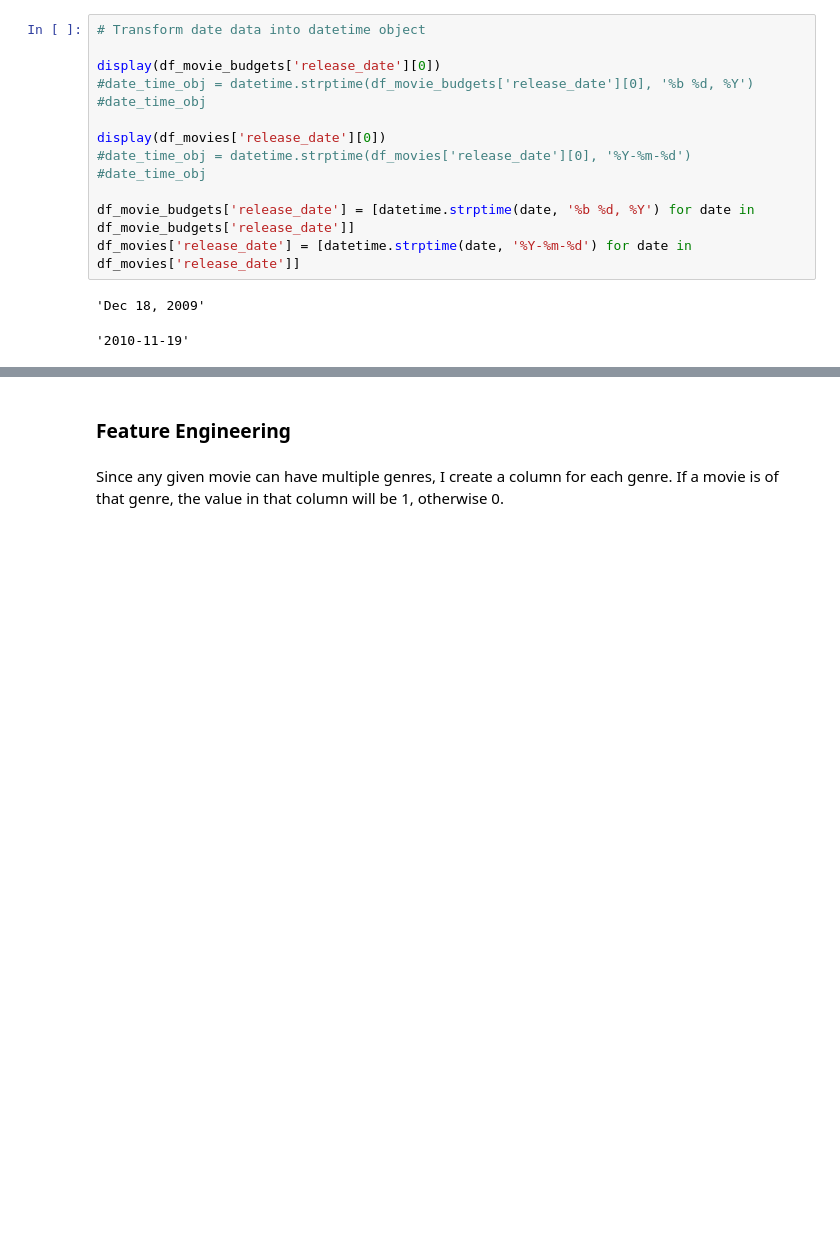
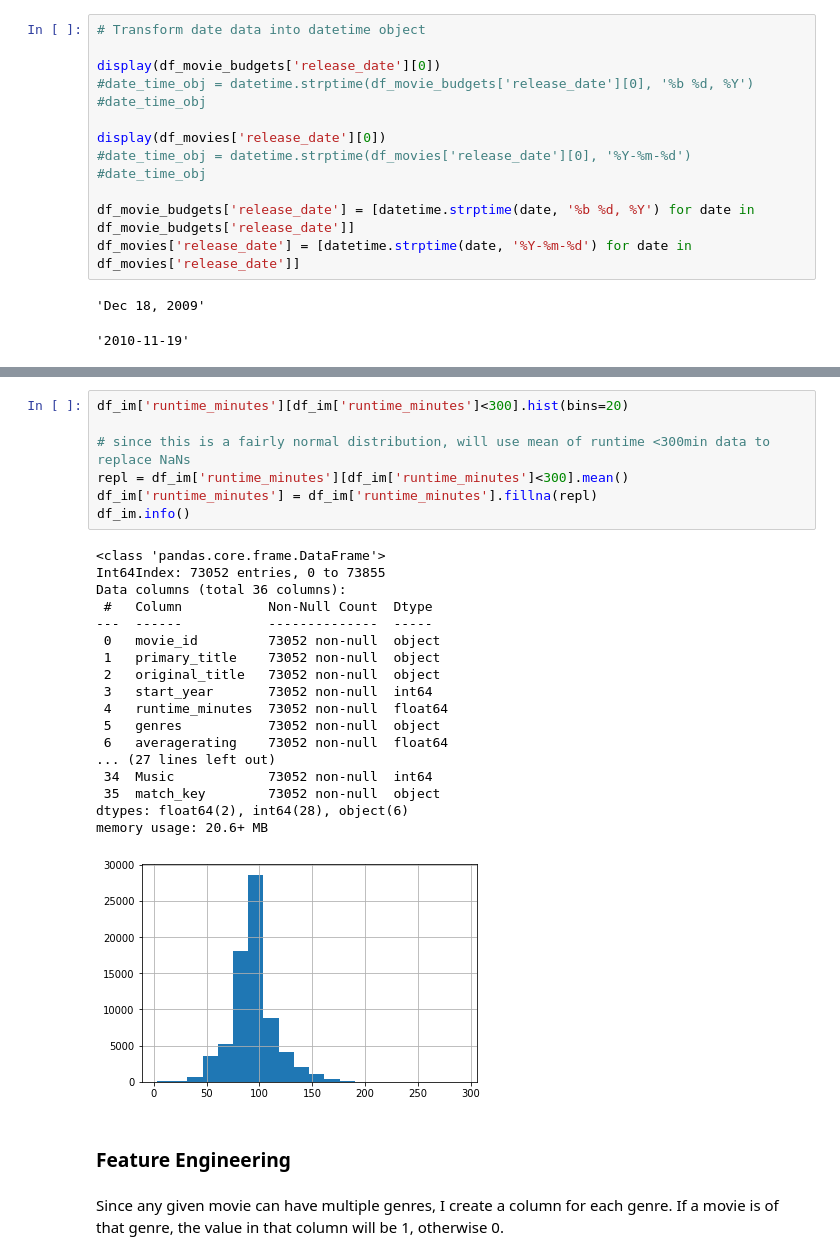
Before and after one commit to ntdoris/movie-revenue-analysis, a Jupyter notebook: natalya_doris_project1.ipynb, the cells around one changed output, grey strips where cells are left out. Drawn from its saved outputs; the diff is of its cells as text; blank space fills up the shorter version.

```diff
--- a/natalya_doris_project1.ipynb
+++ b/natalya_doris_project1.ipynb
@@ -266,3 +539,29 @@ display(df_im[df_im['original_title'].str.contains('Star Wars')])
+# %%
+df_im['runtime_minutes'][df_im['runtime_minutes']<300].hist(bins=20)
+
+# since this is a fairly normal distribution, will use mean of runtime <300min data to replace NaNs
+repl = df_im['runtime_minutes'][df_im['runtime_minutes']<300].mean()
+df_im['runtime_minutes'] = df_im['runtime_minutes'].fillna(repl)
+df_im.info()
+# %% [output]
+<class 'pandas.core.frame.DataFrame'>
+Int64Index: 73052 entries, 0 to 73855
+Data columns (total 36 columns):
+ #   Column           Non-Null Count  Dtype
+---  ------           --------------  -----
+ 0   movie_id         73052 non-null  object
+ 1   primary_title    73052 non-null  object
+ 2   original_title   73052 non-null  object
+ 3   start_year       73052 non-null  int64
+ 4   runtime_minutes  73052 non-null  float64
+ 5   genres           73052 non-null  object
+ 6   averagerating    73052 non-null  float64
+... (27 lines left out)
+ 34  Music            73052 non-null  int64
+ 35  match_key        73052 non-null  object
+dtypes: float64(2), int64(28), object(6)
+memory usage: 20.6+ MB
+[figure, added]
 # %% [markdown]
 ### Feature Engineering
 # %% [markdown]
```
Also changed, not shown: parts of 60 cells of this notebook.
